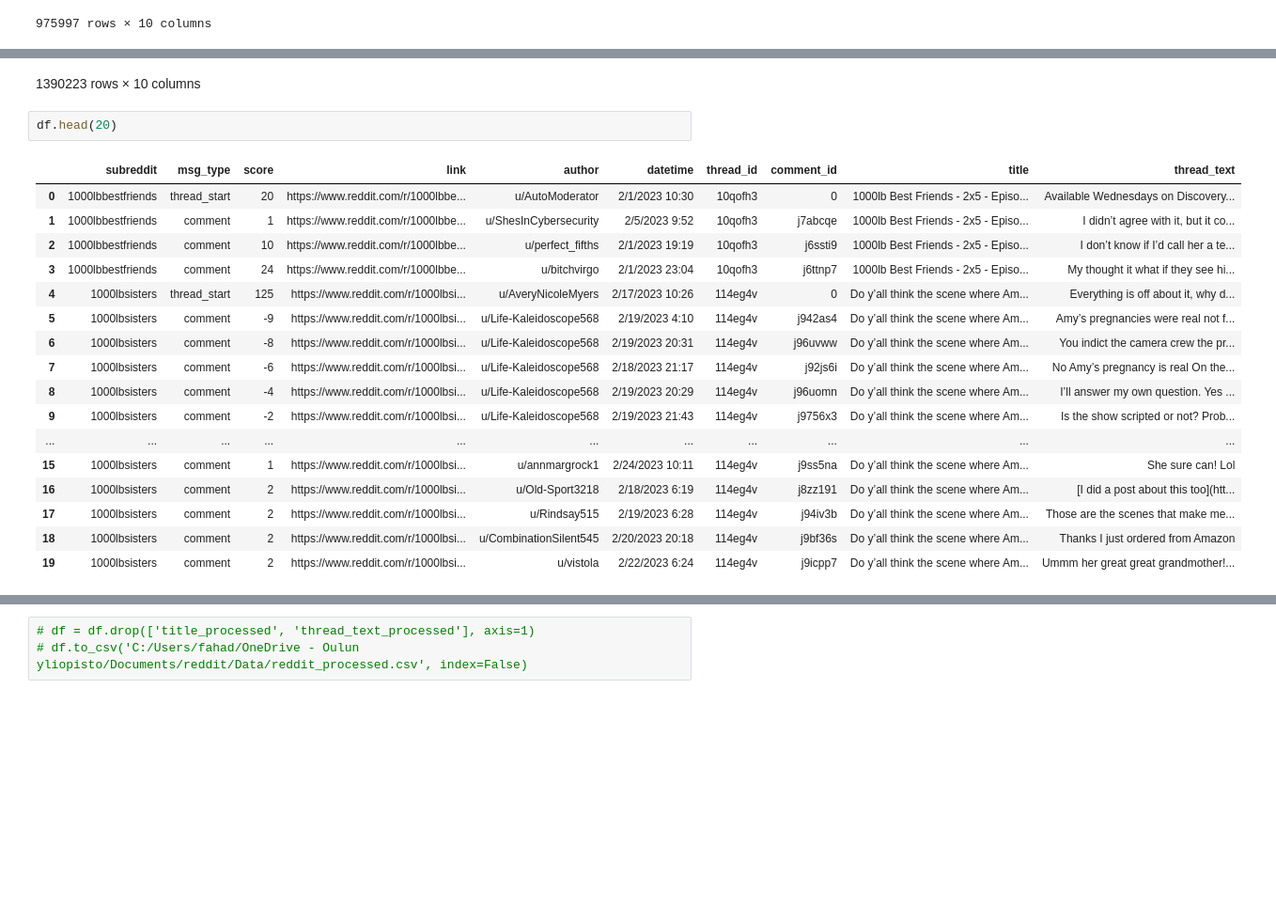
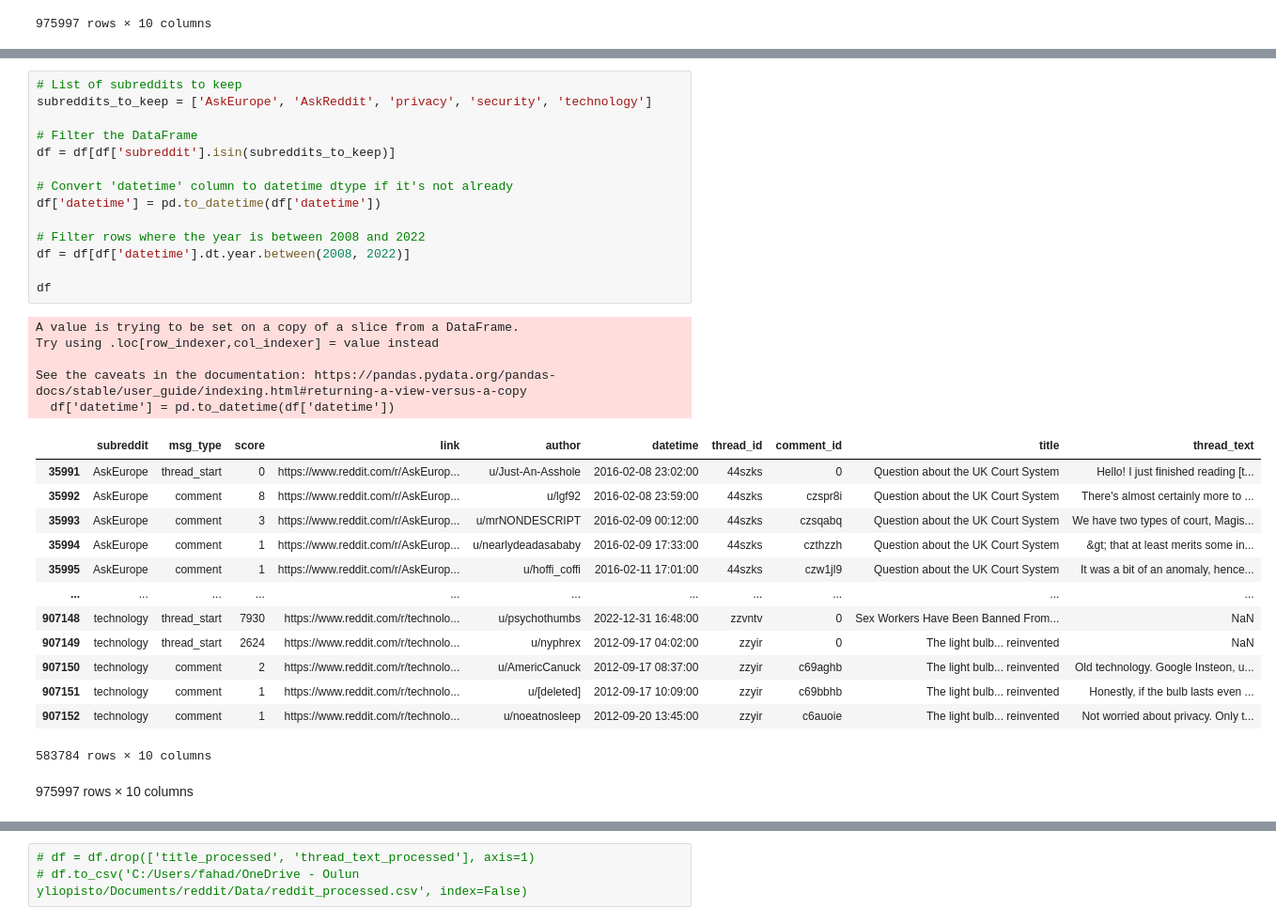
Before and after one commit to fahadchauhan/Public-Sentiment-and-Spatial-Distribution-of-Security-Cameras, a Jupyter notebook: reddit/Trends-reddit.ipynb, the cells around one changed output, grey strips where cells are left out. Shown: that part at 94% size. Cells and saved outputs as stored; diff of their text form; blank space fills up the shorter version.

```diff
--- a/reddit/Trends-reddit.ipynb
+++ b/reddit/Trends-reddit.ipynb
@@ -57,25 +39,38 @@ df
+# %%
+# List of subreddits to keep
+subreddits_to_keep = ['AskEurope', 'AskReddit', 'privacy', 'security', 'technology']
+
+# Filter the DataFrame
+df = df[df['subreddit'].isin(subreddits_to_keep)]
+
+# Convert 'datetime' column to datetime dtype if it's not already
+df['datetime'] = pd.to_datetime(df['datetime'])
+
+# Filter rows where the year is between 2008 and 2022
+df = df[df['datetime'].dt.year.between(2008, 2022)]
+
+df
+# %% [output]
+A value is trying to be set on a copy of a slice from a DataFrame.
+Try using .loc[row_indexer,col_indexer] = value instead
+
+See the caveats in the documentation: https://pandas.pydata.org/pandas-docs/stable/user_guide/indexing.html#returning-a-view-versus-a-copy
+  df['datetime'] = pd.to_datetime(df['datetime'])
+|  | subreddit | msg_type | score | link | author | datetime | thread_id | comment_id | title | thread_text |
+| 35991 | AskEurope | thread_start | 0 | https://www.reddit.com/r/AskEurop... | u/Just-An-Asshole | 2016-02-08 23:02:00 | 44szks | 0 | Question about the UK Court System | Hello! I just finished reading [t... |
+| 35992 | AskEurope | comment | 8 | https://www.reddit.com/r/AskEurop... | u/lgf92 | 2016-02-08 23:59:00 | 44szks | czspr8i | Question about the UK Court System | There's almost certainly more to ... |
+| 35993 | AskEurope | comment | 3 | https://www.reddit.com/r/AskEurop... | u/mrNONDESCRIPT | 2016-02-09 00:12:00 | 44szks | czsqabq | Question about the UK Court System | We have two types of court, Magis... |
+| 35994 | AskEurope | comment | 1 | https://www.reddit.com/r/AskEurop... | u/nearlydeadasababy | 2016-02-09 17:33:00 | 44szks | czthzzh | Question about the UK Court System | &gt; that at least merits some in... |
+| 35995 | AskEurope | comment | 1 | https://www.reddit.com/r/AskEurop... | u/hoffi_coffi | 2016-02-11 17:01:00 | 44szks | czw1jl9 | Question about the UK Court System | It was a bit of an anomaly, hence... |
+| ... | ... | ... | ... | ... | ... | ... | ... | ... | ... | ... |
+| 907148 | technology | thread_start | 7930 | https://www.reddit.com/r/technolo... | u/psychothumbs | 2022-12-31 16:48:00 | zzvntv | 0 | Sex Workers Have Been Banned From... | NaN |
+| 907149 | technology | thread_start | 2624 | https://www.reddit.com/r/technolo... | u/nyphrex | 2012-09-17 04:02:00 | zzyir | 0 | The light bulb... reinvented | NaN |
+| 907150 | technology | comment | 2 | https://www.reddit.com/r/technolo... | u/AmericCanuck | 2012-09-17 08:37:00 | zzyir | c69aghb | The light bulb... reinvented | Old technology. Google Insteon, u... |
+| 907151 | technology | comment | 1 | https://www.reddit.com/r/technolo... | u/[deleted] | 2012-09-17 10:09:00 | zzyir | c69bbhb | The light bulb... reinvented | Honestly, if the bulb lasts even ... |
+| 907152 | technology | comment | 1 | https://www.reddit.com/r/technolo... | u/noeatnosleep | 2012-09-20 13:45:00 | zzyir | c6auoie | The light bulb... reinvented | Not worried about privacy. Only t... |
+583784 rows × 10 columns
 # %% [markdown]
-1390223 rows × 10 columns
+975997 rows × 10 columns
-# %%
-df.head(20)
-# %% [output]
-|  | subreddit | msg_type | score | link | author | datetime | thread_id | comment_id | title | thread_text |
-| 0 | 1000lbbestfriends | thread_start | 20 | https://www.reddit.com/r/1000lbbe... | u/AutoModerator | 2/1/2023 10:30 | 10qofh3 | 0 | 1000lb Best Friends - 2x5 - Episo... | Available Wednesdays on Discovery... |
-| 1 | 1000lbbestfriends | comment | 1 | https://www.reddit.com/r/1000lbbe... | u/ShesInCybersecurity | 2/5/2023 9:52 | 10qofh3 | j7abcqe | 1000lb Best Friends - 2x5 - Episo... | I didn’t agree with it, but it co... |
-| 2 | 1000lbbestfriends | comment | 10 | https://www.reddit.com/r/1000lbbe... | u/perfect_fifths | 2/1/2023 19:19 | 10qofh3 | j6ssti9 | 1000lb Best Friends - 2x5 - Episo... | I don’t know if I’d call her a te... |
-| 3 | 1000lbbestfriends | comment | 24 | https://www.reddit.com/r/1000lbbe... | u/bitchvirgo | 2/1/2023 23:04 | 10qofh3 | j6ttnp7 | 1000lb Best Friends - 2x5 - Episo... | My thought it what if they see hi... |
-| 4 | 1000lbsisters | thread_start | 125 | https://www.reddit.com/r/1000lbsi... | u/AveryNicoleMyers | 2/17/2023 10:26 | 114eg4v | 0 | Do y’all think the scene where Am... | Everything is off about it, why d... |
-| 5 | 1000lbsisters | comment | -9 | https://www.reddit.com/r/1000lbsi... | u/Life-Kaleidoscope568 | 2/19/2023 4:10 | 114eg4v | j942as4 | Do y’all think the scene where Am... | Amy’s pregnancies were real not f... |
-| 6 | 1000lbsisters | comment | -8 | https://www.reddit.com/r/1000lbsi... | u/Life-Kaleidoscope568 | 2/19/2023 20:31 | 114eg4v | j96uvww | Do y’all think the scene where Am... | You indict the camera crew the pr... |
-| 7 | 1000lbsisters | comment | -6 | https://www.reddit.com/r/1000lbsi... | u/Life-Kaleidoscope568 | 2/18/2023 21:17 | 114eg4v | j92js6i | Do y’all think the scene where Am... | No Amy’s pregnancy is real On the... |
-| 8 | 1000lbsisters | comment | -4 | https://www.reddit.com/r/1000lbsi... | u/Life-Kaleidoscope568 | 2/19/2023 20:29 | 114eg4v | j96uomn | Do y’all think the scene where Am... | I’ll answer my own question. Yes ... |
-| 9 | 1000lbsisters | comment | -2 | https://www.reddit.com/r/1000lbsi... | u/Life-Kaleidoscope568 | 2/19/2023 21:43 | 114eg4v | j9756x3 | Do y’all think the scene where Am... | Is the show scripted or not? Prob... |
-| ... | ... | ... | ... | ... | ... | ... | ... | ... | ... | ... |
-| 15 | 1000lbsisters | comment | 1 | https://www.reddit.com/r/1000lbsi... | u/annmargrock1 | 2/24/2023 10:11 | 114eg4v | j9ss5na | Do y’all think the scene where Am... | She sure can! Lol |
-| 16 | 1000lbsisters | comment | 2 | https://www.reddit.com/r/1000lbsi... | u/Old-Sport3218 | 2/18/2023 6:19 | 114eg4v | j8zz191 | Do y’all think the scene where Am... | [I did a post about this too](htt... |
-| 17 | 1000lbsisters | comment | 2 | https://www.reddit.com/r/1000lbsi... | u/Rindsay515 | 2/19/2023 6:28 | 114eg4v | j94iv3b | Do y’all think the scene where Am... | Those are the scenes that make me... |
-| 18 | 1000lbsisters | comment | 2 | https://www.reddit.com/r/1000lbsi... | u/CombinationSilent545 | 2/20/2023 20:18 | 114eg4v | j9bf36s | Do y’all think the scene where Am... | Thanks I just ordered from Amazon |
-| 19 | 1000lbsisters | comment | 2 | https://www.reddit.com/r/1000lbsi... | u/vistola | 2/22/2023 6:24 | 114eg4v | j9icpp7 | Do y’all think the scene where Am... | Ummm her great great grandmother!... |
 # %%
 # Dictionary for contractions
 contraction_dict = {
```
Also changed, not shown: parts of 17 cells of this notebook, 3 other files.
